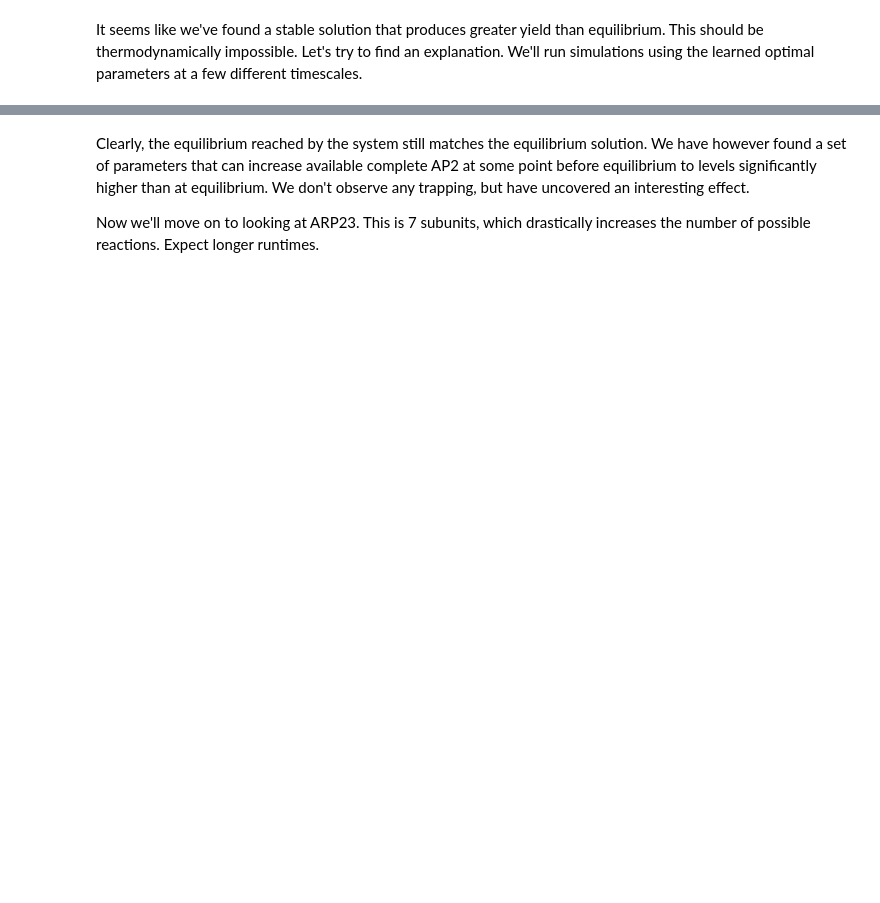
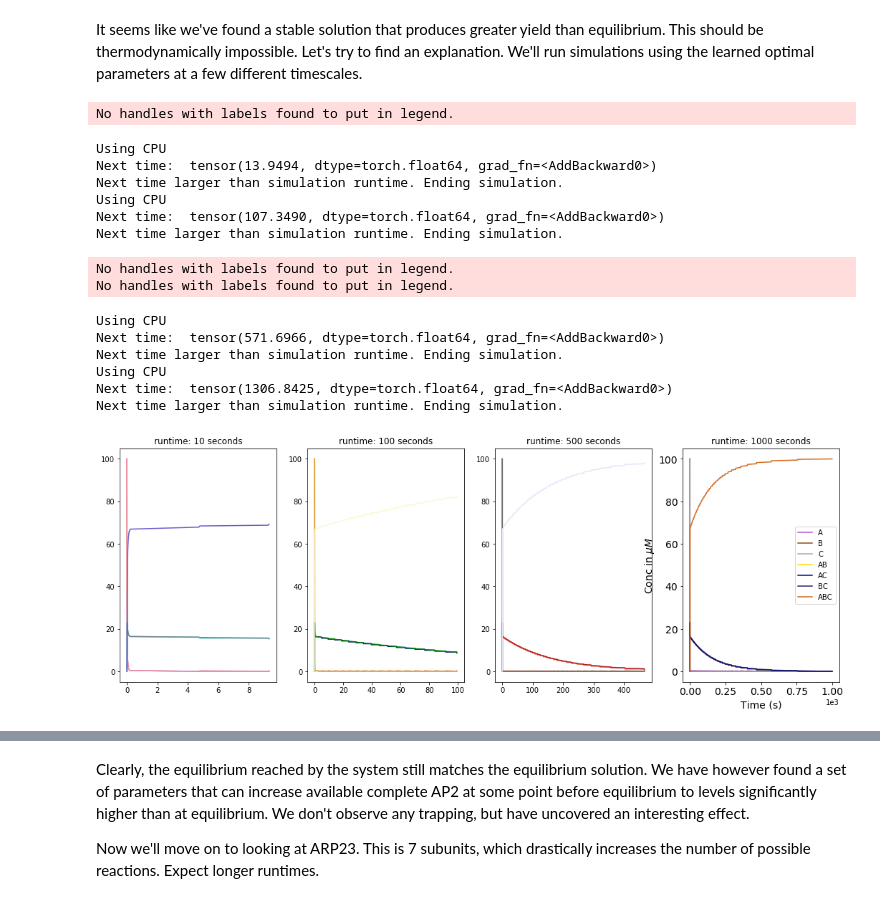
Before and after one commit to mjohn218/multi_assembly, a Jupyter notebook: steric_free_simulator/results/trimer_maximization_new.ipynb, the cells around one changed output, grey strips where cells are left out. Saved outputs shown, nothing was run; the diff lists cells and outputs as text; code cells hidden in the pictures; blank space fills up the shorter version.

```diff
--- a/steric_free_simulator/results/trimer_maximization_new.ipynb
+++ b/steric_free_simulator/results/trimer_maximization_new.ipynb
@@ -37,11 +39,25 @@ Allowed edges:
+# %%
+def decompose_monomers(n1,monomer_set):
+        if len(rn.network.in_edges(n1)) == 0:
+            return(True,monomer_set)
+        else:
+            for incoming_edge in rn.network.in_edges(n1):
+                flag,monomer_set = decompose_monomers(incoming_edge[0],monomer_set)
+                if flag:
+                    monomer_set.append(incoming_edge[0])
+            return(False,monomer_set)
 # %%
 uid_dict = {}
 sys.path.append("../")
 import numpy as np
 from reaction_network import gtostr
 for n in rn.network.nodes():
-    #print(n)
+    print(n)
     #print(rn.network.nodes()[n])
+
+    flag,monomer_set = decompose_monomers(n,[])
+
+    print("Node - ", gtostr(rn.network.nodes[n]['struct']), "--", set(monomer_set))
     for k,v in rn.network[n].items():
         uid = v['uid']
         r1 = set(gtostr(rn.network.nodes[n]['struct']))
@@ -51,4 +67,12 @@ for n in rn.network.nodes():
         uid_dict[(n,k)] = uid
 
 print(uid_dict)
+# print(rn.mon_rxns)
+# print(gtostr(rn.network.nodes[3]['struct']),rn.network.nodes[3]['struct'].number_of_edges())
+
+# print(rn.network.edges(data=True))
+
+# print(rn.uid_map)
+
+print(rn.rxn_cid)
 # %% [output]
@@ -615,16 +745,33 @@ timescales.
 # %%
 from matplotlib import pyplot as plt
 %matplotlib inline
 fig, ax = plt.subplots(1, 4)
 optim_rn = optim.rn
-for i, runtime in enumerate([1, 5, 10]):
+for i, runtime in enumerate([10, 100, 500,1000]):
     optim_rn.reset()
     sim = VecSim(optim_rn, runtime, device='cpu')
     y = sim.simulate()
     sim.plot_observable(nodes_list,ax=ax[i])
     ax[i].set_title("runtime: " + str(runtime) + " seconds")
 fig.set_size_inches(18, 6)
 plt.show()
+# %% [output]
+No handles with labels found to put in legend.
+Using CPU
+Next time:  tensor(13.9494, dtype=torch.float64, grad_fn=<AddBackward0>)
+Next time larger than simulation runtime. Ending simulation.
+Using CPU
+Next time:  tensor(107.3490, dtype=torch.float64, grad_fn=<AddBackward0>)
+Next time larger than simulation runtime. Ending simulation.
+No handles with labels found to put in legend.
+No handles with labels found to put in legend.
+Using CPU
+Next time:  tensor(571.6966, dtype=torch.float64, grad_fn=<AddBackward0>)
+Next time larger than simulation runtime. Ending simulation.
+Using CPU
+Next time:  tensor(1306.8425, dtype=torch.float64, grad_fn=<AddBackward0>)
+Next time larger than simulation runtime. Ending simulation.
+[figure, added]
 # %%
 def get_max_edge(n):
     """
```
Also changed, not shown: parts of 22 cells of this notebook, 1 other file.
